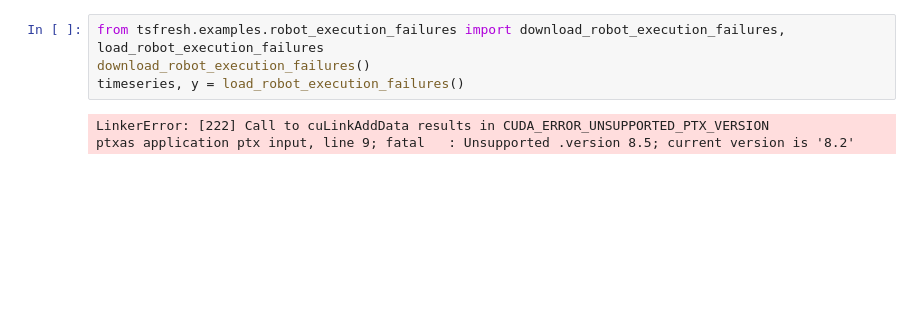
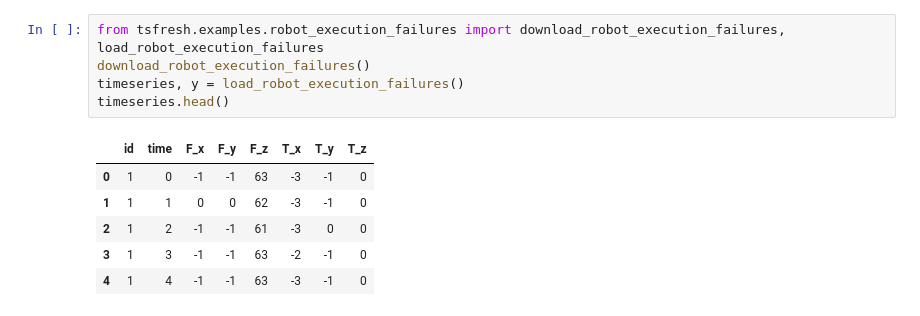
Before and after one commit to R0oup1iao/ChatTS, a Jupyter notebook: tsfresh.ipynb, the cells around one changed output. Cells and saved outputs as stored; diff of their text form; blank space fills up the shorter version.

```diff
--- a/tsfresh.ipynb
+++ b/tsfresh.ipynb
@@ -1,7 +1,12 @@
 # %%
 from tsfresh.examples.robot_execution_failures import download_robot_execution_failures, load_robot_execution_failures
 download_robot_execution_failures()
 timeseries, y = load_robot_execution_failures()
+timeseries.head()
 # %% [output]
-LinkerError: [222] Call to cuLinkAddData results in CUDA_ERROR_UNSUPPORTED_PTX_VERSION
-ptxas application ptx input, line 9; fatal   : Unsupported .version 8.5; current version is '8.2'
+|  | id | time | F_x | F_y | F_z | T_x | T_y | T_z |
+| 0 | 1 | 0 | -1 | -1 | 63 | -3 | -1 | 0 |
+| 1 | 1 | 1 | 0 | 0 | 62 | -3 | -1 | 0 |
+| 2 | 1 | 2 | -1 | -1 | 61 | -3 | 0 | 0 |
+| 3 | 1 | 3 | -1 | -1 | 63 | -2 | -1 | 0 |
+| 4 | 1 | 4 | -1 | -1 | 63 | -3 | -1 | 0 |
```
Also changed, not shown: parts of 5 cells of this notebook, 4 other files.
